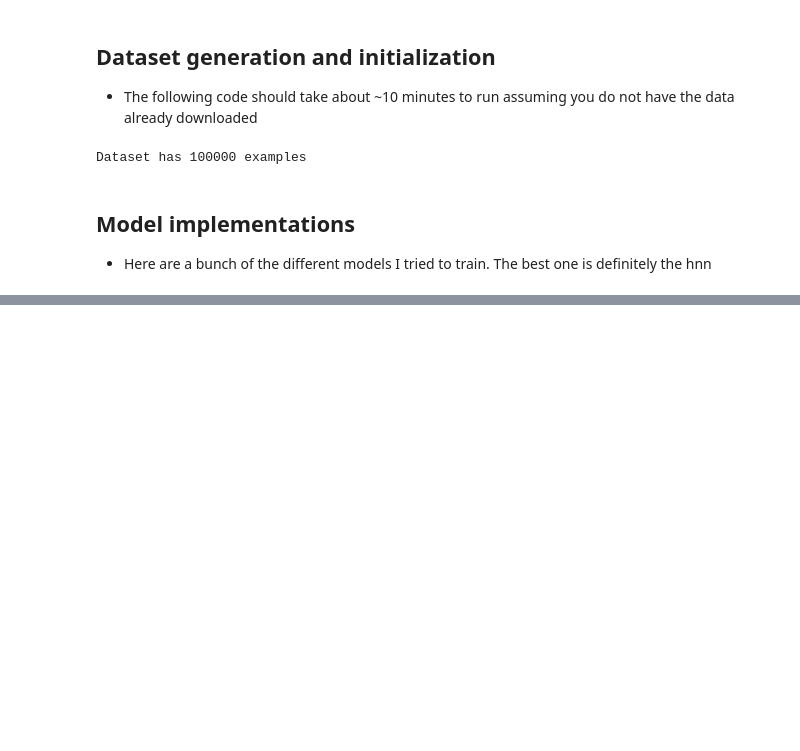
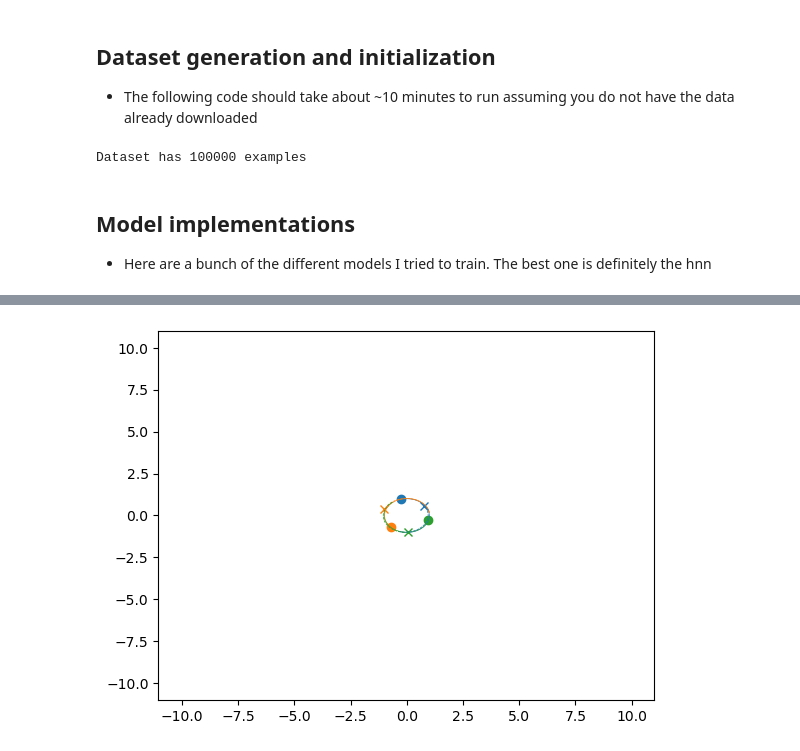
Before and after one commit to brownthesr/three_body, a Jupyter notebook: master.ipynb, the cells around one changed output, grey strips where cells are left out. Saved outputs shown, nothing was run; the diff lists cells and outputs as text; code cells hidden in the pictures; blank space fills up the shorter version.

Commit message:
added equivariant HNN

```diff
--- a/master.ipynb
+++ b/master.ipynb
@@ -302,0 +369,15 @@ plt.show()
+# %%
+epochs = 1
+model = EquivariantHNN(12)
+opt = torch.optim.Adam(model.parameters(),1e-3)
+losses = []
+for epoch in range(epochs):
+    for x,dxdt in tqdm(dloader):
+        opt.zero_grad()
+        pred = model.time_derivative(x)
+        loss = F.mse_loss(pred,dxdt)
+        loss.backward()
+        opt.step()
+        losses.append(loss.item())
+plt.plot(losses)
+plt.show()
@@ -302,0 +386,76 @@ plt.show()
+# %%
+def model_update(t, state, model):
+    state = state.reshape(-1,5)
+
+    deriv = np.zeros_like(state)
+    np_x = state[:,1:] # drop mass
+    np_x = np_x.T.flatten()[None, :]
+    x = torch.tensor( np_x, requires_grad=True, dtype=torch.float32)
+    dx_hat = model.time_derivative(x)
+    deriv[:,1:] = dx_hat.detach().data.numpy().reshape(4,3).T
+    return deriv.reshape(-1)
+num_steps = 20
+time_span = [0,5]
+file_name = "equivariant_prediction"
+update_fn = lambda t, y0: model_update(t, y0, model)
+state = random_config(nu=1e-2, min_radius=.9, max_radius=1.2)
+v, settings = get_orbit(state, t_points=num_steps, t_span=time_span, update_fn=update_fn)
+true_orbit,_ =get_orbit(state, t_points=num_steps, t_span=time_span)
+
+
+positions_approx = v.transpose(2,0,1)[:,:,1:3]
+positions= true_orbit.transpose(2,0,1)[:,:,1:3]
+# Animation
+# Animation setup
+fig, ax = plt.subplots()
+ax.set_xlim(-30, 30)
+ax.set_ylim(-30, 30)
+
+# Original positions visualized with 'o' markers and solid lines for trajectories
+lines = [ax.plot([], [], 'o')[0] for _ in range(3)]
+# Store colors for reuse with approximated trajectories
+colors = [f"C{_}" for _ in range(3)]
+trajectories = [ax.plot([], [], '-', linewidth=0.5, color=colors[_])[0] for _ in range(3)]
+
+# Approximated positions visualized with 'x' markers and dotted lines for trajectories
+# Use the same colors as the original trajectories
+lines_approx = [ax.plot([], [], 'x', color=colors[_])[0] for _ in range(3)]
+trajectories_approx = [ax.plot([], [], '--', linewidth=0.5, color=colors[_])[0] for _ in range(3)]
+
+def init():
+    for line in lines + lines_approx:
+        line.set_data([], [])
+    for traj in trajectories + trajectories_approx:
+        traj.set_data([], [])
+    return lines + trajectories + lines_approx + trajectories_approx
+
+def animate(i):
+    if len(positions[:i,:,0]) != 0:
+        all_x = np.concatenate((positions[:i, :, 0].flatten(), positions_approx[:i, :, 0].flatten()))
+        all_y = np.concatenate((positions[:i, :, 1].flatten(), positions_approx[:i, :, 1].flatten()))
+        min_x, max_x = all_x.min() - 10, all_x.max() + 10
+        min_y, max_y = all_y.min() - 10, all_y.max() + 10
+        ax.set_xlim(min_x, max_x)
+        ax.set_ylim(min_y, max_y)
+
+    for j, (line, line_approx) in enumerate(zip(lines, lines_approx)):
+        # Update original positions and trajectories
+        line.set_data(positions[i, j, 0], positions[i, j, 1])
+        trajectories[j].set_data(positions[:i, j, 0], positions[:i, j, 1])
+
+        # Update approximated positions and trajectories
+        line_approx.set_data(positions_approx[i, j, 0], positions_approx[i, j, 1])
+        trajectories_approx[j].set_data(positions_approx[:i, j, 0], positions_approx[:i, j, 1])
+
+    return lines + trajectories + lines_approx + trajectories_approx
+
+# Assuming num_steps is defined
+ani = animation.FuncAnimation(fig, animate, frames=num_steps, init_func=init, blit=True, interval=1)
+
+# To save the animation
+writergif = animation.PillowWriter(fps=30)
+ani.save(f'{file_name}.gif', writer=writergif)
+
+plt.show()
+# %% [output]
+[figure, added]
```
Also changed, not shown: parts of 10 cells of this notebook, 1 other file.
